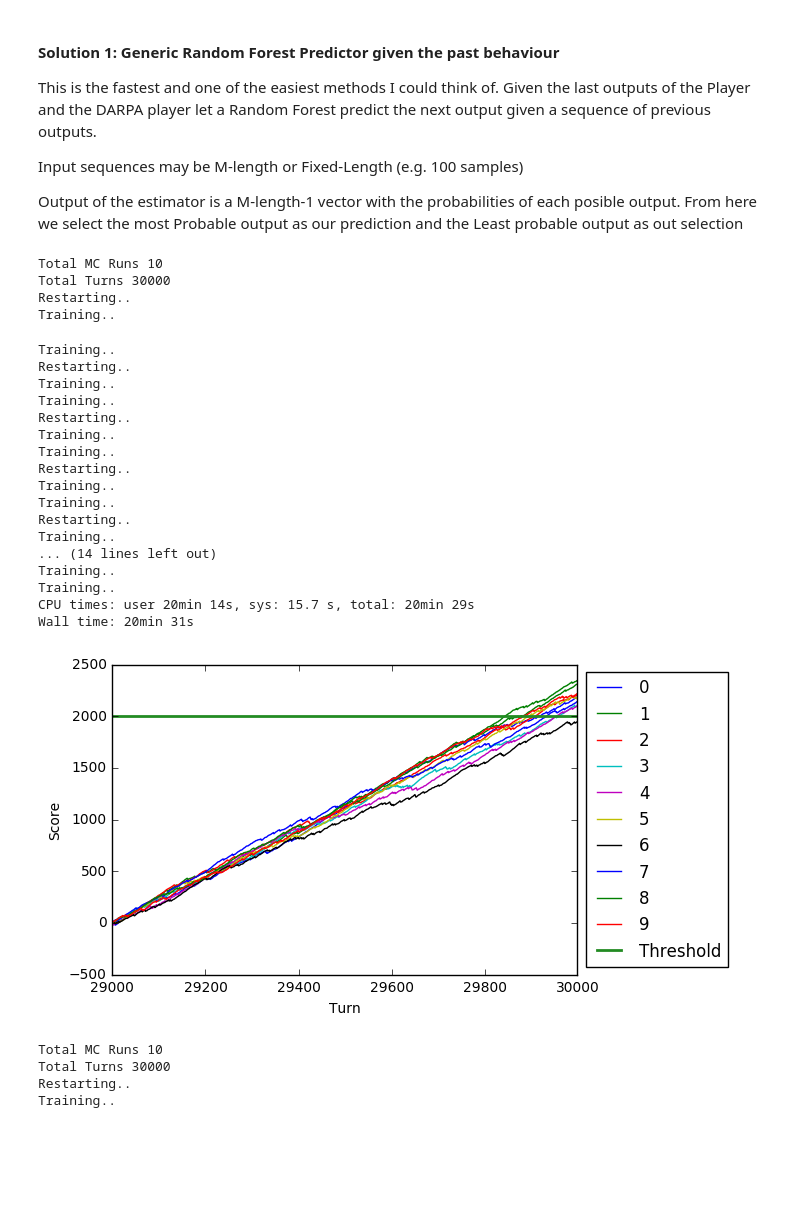
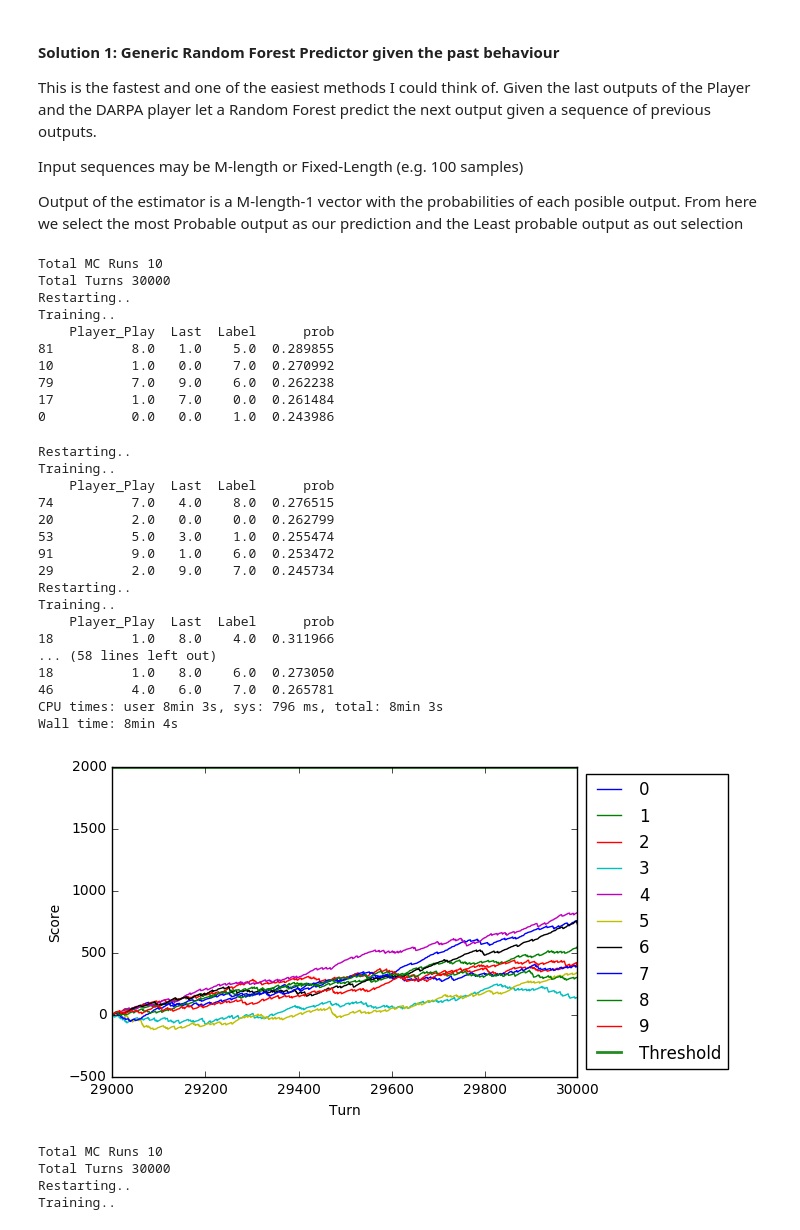
Before and after one commit to JHerna17/DARPA_SC, a Jupyter notebook: hurdle3/H3 Models.ipynb, the cells around one changed output. Saved outputs shown, nothing was run; the diff lists cells and outputs as text; code cells hidden in the pictures; blank space fills up the shorter version.

```diff
--- a/hurdle3/H3 Models.ipynb
+++ b/hurdle3/H3 Models.ipynb
@@ -269,41 +269,47 @@ class JorgePlayer:
 # %%
 import UNT_hurdle3 as h3
 import pandas as pd
 import numpy as np
 
-P1 = h3.DarpaPlayer(10,probs=0.6)
+P1 = h3.DarpaPlayer(10,probs=0.2)
 
-RFP = JorgePlayer(10,retrain=10000)
+RFP = JorgePlayer(10,retrain=29000)
 #RFP = h3.JorgePlayer(10,retrain=10000)
 
 test = h3.Hurdle_MC(P1,RFP,total_turns = 30000, total_runs=10)
 
 print "Total MC Runs", test.mc_runs
 print "Total Turns", test.turns
 %time test.simulate()
 # %% [output]
 Total MC Runs 10
 Total Turns 30000
 Restarting..
 Training..
+    Player_Play  Last  Label      prob
+81          8.0   1.0    5.0  0.289855
+10          1.0   0.0    7.0  0.270992
+79          7.0   9.0    6.0  0.262238
+17          1.0   7.0    0.0  0.261484
+0           0.0   0.0    1.0  0.243986
-Training..
 Restarting..
 Training..
-Training..
+    Player_Play  Last  Label      prob
+74          7.0   4.0    8.0  0.276515
+20          2.0   0.0    0.0  0.262799
+53          5.0   3.0    1.0  0.255474
+91          9.0   1.0    6.0  0.253472
+29          2.0   9.0    7.0  0.245734
 Restarting..
 Training..
-Training..
-Restarting..
-Training..
-Training..
-Restarting..
-Training..
-... (14 lines left out)
-Training..
-Training..
-CPU times: user 20min 14s, sys: 15.7 s, total: 20min 29s
-Wall time: 20min 31s
+    Player_Play  Last  Label      prob
+18          1.0   8.0    4.0  0.311966
+... (58 lines left out)
+18          1.0   8.0    6.0  0.273050
+46          4.0   6.0    7.0  0.265781
+CPU times: user 8min 3s, sys: 796 ms, total: 8min 3s
+Wall time: 8min 4s
-[figure, old version]
+[figure, new version]
 # %%
 import UNT_hurdle3 as h3
 
```
Also changed, not shown: parts of 2 cells of this notebook.
